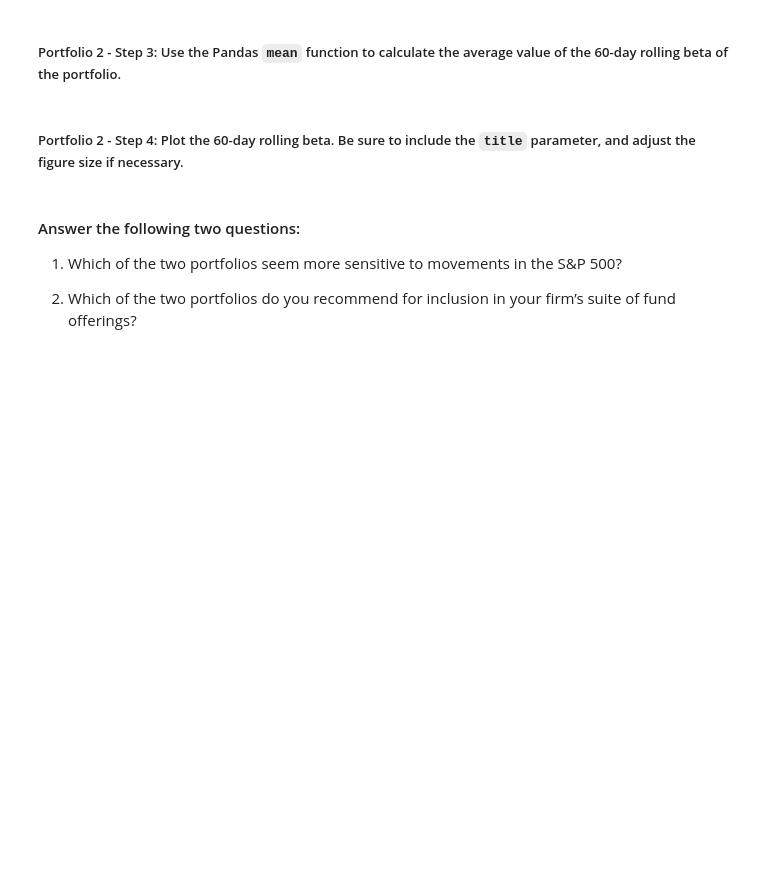
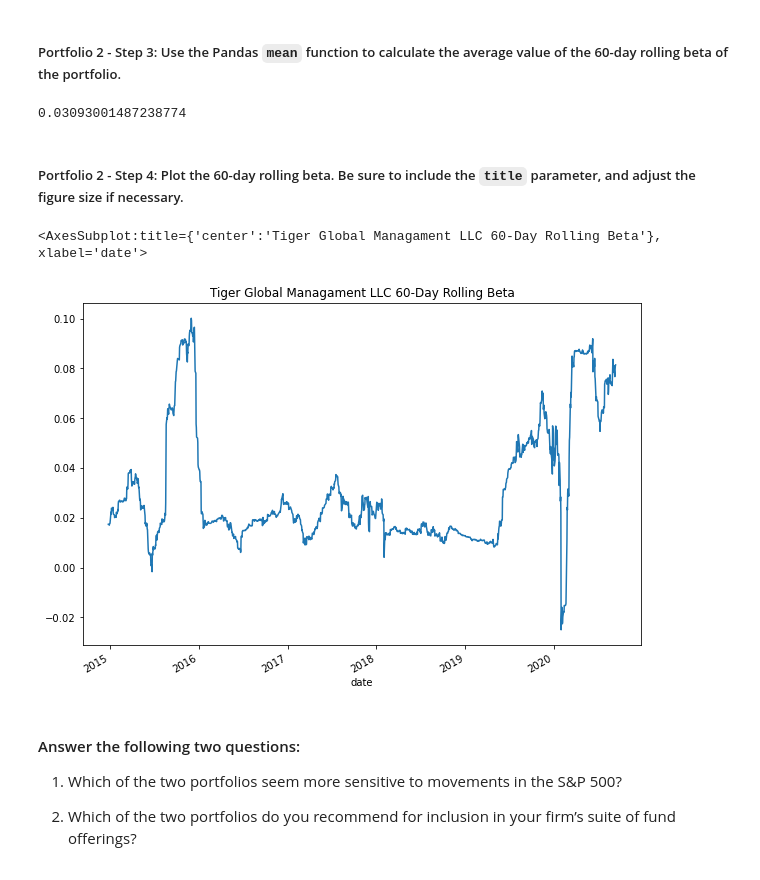
Before and after one commit to dboyne3/Module_Challenge_4, a Jupyter notebook: risk_return_analysis.ipynb, the cells around one changed output. Saved outputs shown, nothing was run; the diff lists cells and outputs as text; code cells hidden in the pictures; blank space fills up the shorter version.

```diff
--- a/risk_return_analysis.ipynb
+++ b/risk_return_analysis.ipynb
@@ -368,4 +423,5 @@ Your analysis is nearing completion. Now, you need to evaluate how the portfolio
 # %%
 # Calculate the covariance using a 60-day rolling window
 # Review the last five rows of the covariance data
-# YOUR CODE HERE
+tiger_covariance = daily_returns['TIGER GLOBAL MANAGEMENT LLC'].rolling(window=60).cov(daily_returns['S&P 500'])
+tiger_covariance.tail()
@@ -374,4 +438,5 @@ Your analysis is nearing completion. Now, you need to evaluate how the portfolio
 # %%
 # Calculate the beta based on the 60-day rolling covariance compared to the market (S&P 500)
 # Review the last five rows of the beta information
-# YOUR CODE HERE
+tiger_beta = tiger_covariance / sp500_variance
+tiger_beta.tail()
@@ -379,13 +452,18 @@ Your analysis is nearing completion. Now, you need to evaluate how the portfolio
 ##### Portfolio 2 - Step 3: Use the Pandas `mean` function to calculate the average value of the 60-day rolling beta of the portfolio.
 # %%
 # Calculate the average of the 60-day rolling beta
-# YOUR CODE HERE
+tiger_beta.mean()
+# %% [output]
+0.03093001487238774
 # %% [markdown]
 ##### Portfolio 2 - Step 4: Plot the 60-day rolling beta. Be sure to include the `title` parameter, and adjust the figure size if necessary.
 # %%
 # Plot the rolling beta
 # Include a title parameter and adjust the figure size
-# YOUR CODE HERE
+tiger_beta.plot(figsize=(10,7), title="Tiger Global Managament LLC 60-Day Rolling Beta")
+# %% [output]
+<AxesSubplot:title={'center':'Tiger Global Managament LLC 60-Day Rolling Beta'}, xlabel='date'>
+[figure, added]
 # %% [markdown]
 #### Answer the following two questions:
 
```
Also changed, not shown: parts of 21 cells of this notebook, 1 other file.
